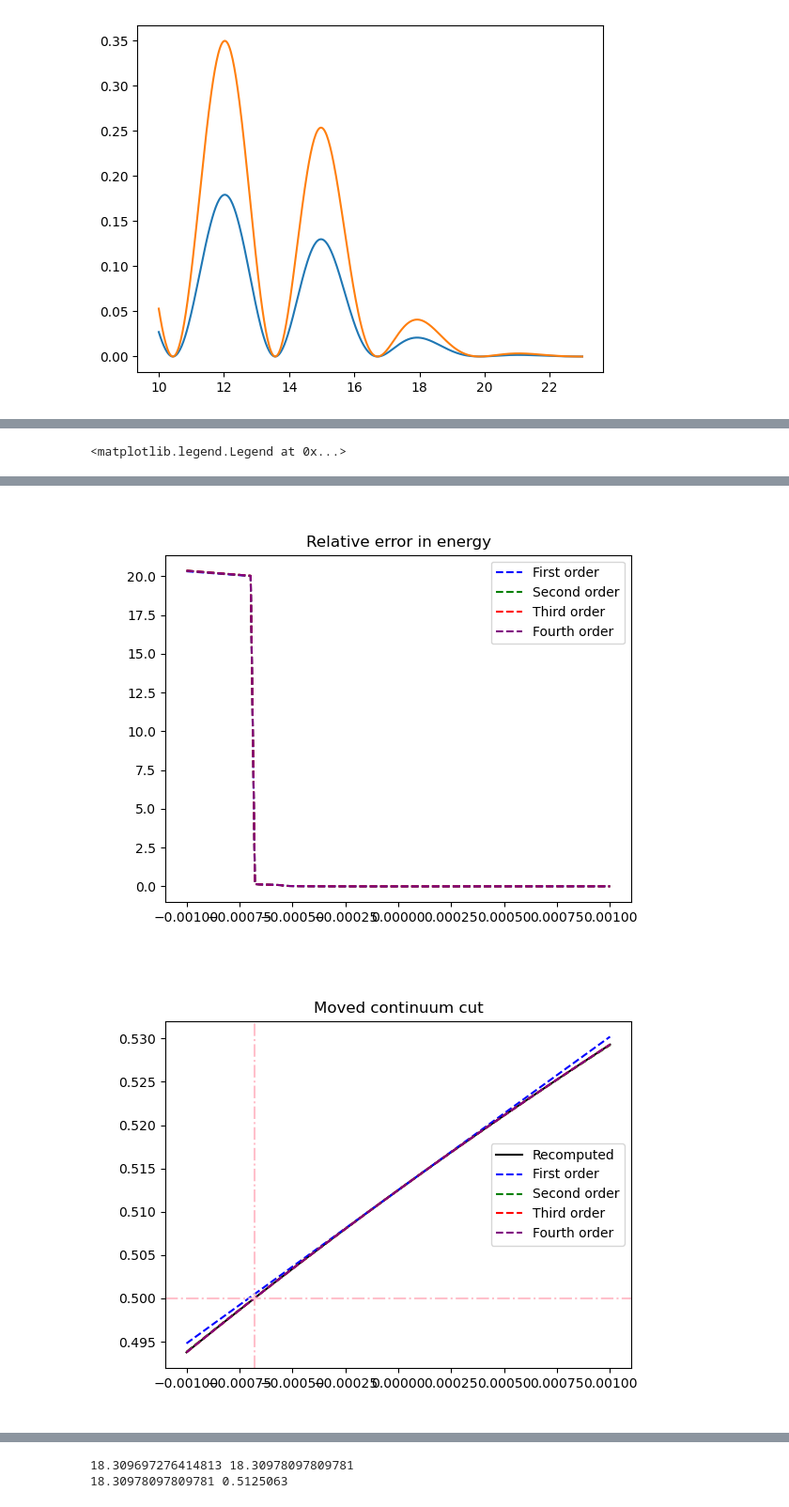
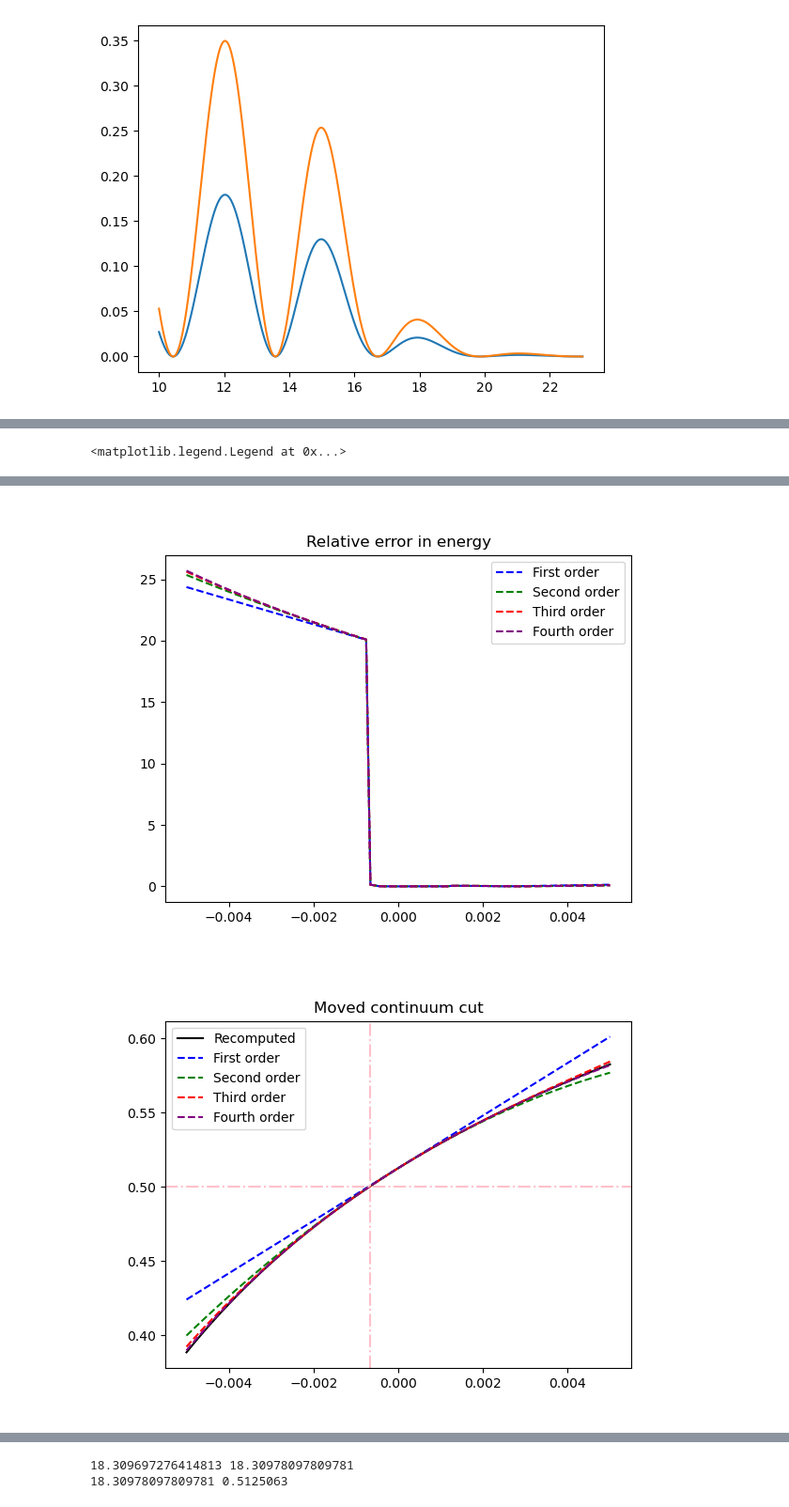
Before and after one commit to Pabce/chipmunc, a Jupyter notebook: test_pathgradient.ipynb, the cells around one changed output, grey strips where cells are left out. Shown at 94% size. Saved outputs shown, nothing was run; the diff lists cells and outputs as text; code cells hidden in the pictures.

```diff
--- a/test_pathgradient.ipynb
+++ b/test_pathgradient.ipynb
@@ -30,7 +30,7 @@ grad_cdf_norm = grad(jax_cdf_norm, argnums=(0, 2))
 grad_total_decay_width_to_discrete = grad(jax_total_decay_width_to_discrete, argnums=(0))
 
 grad_continuum_cut = grad(jax_continuum_cut, argnums=(3))
-grad_i_continuum_cut = grad(grad_continuum_cut, argnums=(0))
+grad_i_continuum_cut = grad(jax_continuum_cut, argnums=(0))
 
 grad2_continuum_cut = grad(grad_continuum_cut, argnums=(3))
 grad3_continuum_cut = grad(grad2_continuum_cut, argnums=(3))
@@ -53,15 +53,17 @@ def grad_theta_x(final_energy, initial_energy, discrete_energies, discrete_conti
     #print(continuum_cut, "continuum_cut")
     # The correction is added in the proper value of the CDF (TODO: add to the PDF as well?)
 
+    #print(grad_x_cdf.shape, grad_theta_cdf.shape, "DDDD")
+
     grad_theta_x_val = - grad_theta_cdf / grad_x_cdf
 
     return grad_theta_x_val
 
-def grad_theta_i(final_energy, initial_energy, discrete_energies, discrete_continuum_boundary, disp_parameter):
+def grad_i_x(final_energy, initial_energy, discrete_energies, discrete_continuum_boundary, disp_parameter):
+    grad_x_cdf = grad_x_cdf_differential_decay_width(final_energy, initial_energy, discrete_energies, discrete_continuum_boundary, disp_parameter)
     grad_i_cdf = grad_i_cdf_differential_decay_width(final_energy, initial_energy, discrete_energies, discrete_continuum_boundary, disp_parameter)
-    grad_theta_cdf = grad_theta_cdf_differential_decay_width(final_energy, initial_energy, discrete_energies, discrete_continuum_boundary, disp_parameter)
 
-    return - grad_theta_cdf / grad_i_cdf
+    return - grad_i_cdf / grad_x_cdf
 
 grad2_theta_x = grad(grad_theta_x, argnums=(4))
 grad3_theta_x = grad(grad2_theta_x, argnums=(4))
@@ -335,10 +335,10 @@ discrete_energies = DISCRETE_ENERGIES
 discrete_continuum_boundary = DISCRETE_CONTINUUM_BOUNDARY
 disp_parameter = 0.01
 
-epsilon = 1e-4
+epsilon = 2e-4
 
 # Sample an event and compute the gradients w.r.t. the disp_parameter
-r1, r2 = 0.4, 0.2
+r1, r2 = 0.4, 0.3
 next_energy_1, continuum_cut_1 = spicy_inverse_cdf_differential_decay_width(
                                                     r1, initial_energy, discrete_energies,
                                                     discrete_continuum_boundary,
@@ -358,21 +358,24 @@ grad_thx_1 = grad_theta_x(next_energy_1, initial_energy, discrete_energies, disc
 grad_cb_1 = grad_continuum_cut(initial_energy, discrete_energies, discrete_continuum_boundary, disp_parameter)
 # print(grad_thx, grad_cb)
 
+# "Move the event" by epsilon
+moved_disp_parameter = disp_parameter + epsilon
+moved_energy_1 = next_energy_1 + epsilon * grad_thx_1
+moved_continuum_cut_1 = continuum_cut_1 + epsilon * grad_cb_1
+
 # Compute the gradients for the second step, including the gradient w.r.t. the previous_energy
 grad_thx_2 = grad_theta_x(next_energy_2, next_energy_1, discrete_energies, discrete_continuum_boundary, disp_parameter)
-grad_thi_2 = grad_theta_i(next_energy_2, next_energy_1, discrete_energies, discrete_continuum_boundary, disp_parameter)
+grad_ix_2 = grad_i_x(next_energy_2, next_energy_1, discrete_energies, discrete_continuum_boundary, disp_parameter)
 grad_cb_2 = grad_continuum_cut(next_energy_1, discrete_energies, discrete_continuum_boundary, disp_parameter)
 grad_cbi_2 = grad_i_continuum_cut(next_energy_1, discrete_energies, discrete_continuum_boundary, disp_parameter)
 
-# "Move the event" by epsilon
-moved_disp_parameter = disp_parameter + epsilon
-moved_energy_1 = next_energy + epsilon * grad_thx
-moved_continuum_cut_1 = continuum_cut + epsilon * grad_cb
 
 # To move the next energy, we have to take into account the change in the previous energy!
 energy_delta = moved_energy_1 - next_energy_1
-moved_energy_2 = next_energy_2 + epsilon * grad_thx_2 + energy_delta * grad_thi_2
-moved_continuum_cut_2 = continuum_cut_2 + epsilon * grad_cb_2 + energy_delta * grad_cbi_2
+#moved_energy_2 = next_energy_2 + epsilon * grad_thx_2 + energy_delta * grad_ix_2
+#moved_continuum_cut_2 = continuum_cut_2 + epsilon * grad_cb_2 + energy_delta * grad_cbi_2
+moved_energy_2 = next_energy_2 + epsilon * (grad_thx_2 + grad_ix_2 * grad_thx_1)
+moved_continuum_cut_2 = continuum_cut_2 + epsilon * (grad_cb_2 + grad_cbi_2 * grad_cb_1)
 
 print("Moved")
 print(moved_energy_1, moved_continuum_cut_1)
@@ -410,7 +506,7 @@ discrete_energies = DISCRETE_ENERGIES
 discrete_continuum_boundary = DISCRETE_CONTINUUM_BOUNDARY
 disp_parameter = 0.01
 
-epsilons = np.linspace(-0.001, 0.001, 100)
+epsilons = np.linspace(-0.005, 0.005, 100)
 
 moved_energies_1 = []
 moved_continuum_cuts_1 = []
@@ -529,2 +625,2 @@ plt.legend()
-[figure, old version]
+[figure, new version]
-[figure, old version]
+[figure, new version]
```
Also changed, not shown: parts of 10 cells of this notebook, 14 other files.
